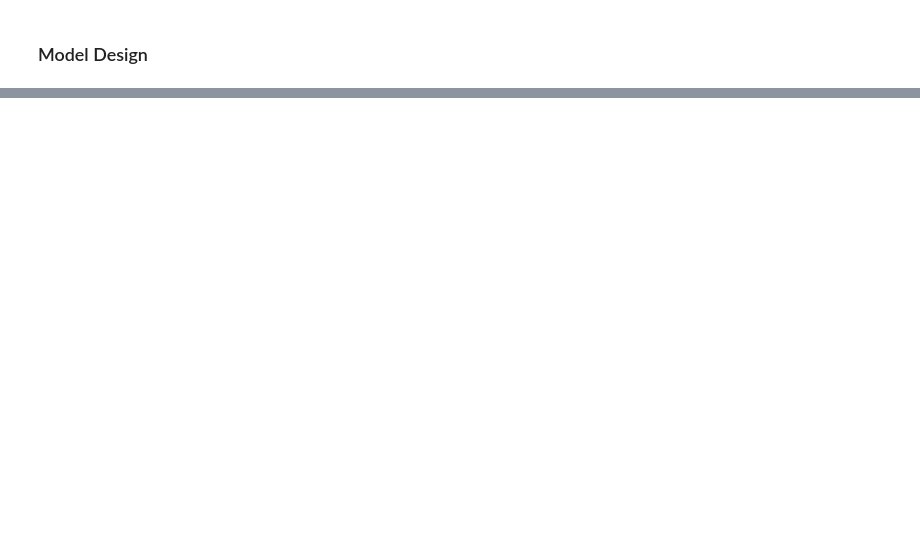
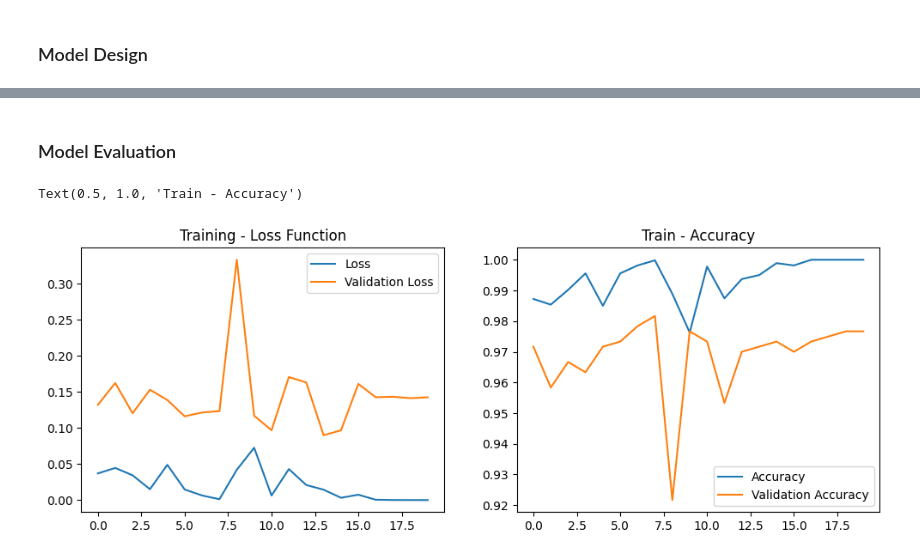
Before and after one commit to reaperxyndrome/fruit-classification, a Jupyter notebook: test.ipynb, the cells around one changed output, grey strips where cells are left out. Drawn from its saved outputs; the diff is of its cells as text; code cells hidden in the pictures; blank space fills up the shorter version.

Commit message:
model training and  model evaluation

```diff
--- a/test.ipynb
+++ b/test.ipynb
@@ -378,12 +378,12 @@ X = np.stack(df['Image'].values)
 y = df['Label'].values
 
 # Split the data into training and testing sets
-X_train, X_test, y_train, y_test = train_test_split(X, y, test_size=0.1, random_state=42)
+train_images, test_images, train_labels, test_labels = train_test_split(X, y, test_size=0.1, random_state=42)
 
 # Print the shapes of the training and testing sets
-print(X_train.shape)
-print(X_test.shape)
-print(y_train.shape)
-print(y_test.shape)
+print(train_images.shape)
+print(test_images.shape)
+print(train_labels.shape)
+print(test_labels.shape)
 # %% [output]
                                                   Image  Label
@@ -445,0 +448,7 @@ _________________________________________________________________
+# %%
+model.compile(optimizer='adam',
+              loss=tf.keras.losses.SparseCategoricalCrossentropy(from_logits=True),
+              metrics=['accuracy'])
+
+history = model.fit(train_images, train_labels, epochs=20,
+                    validation_data=(test_images, test_labels))
@@ -445,0 +473,21 @@ _________________________________________________________________
+# %% [markdown]
+### Model Evaluation
+# %%
+import matplotlib.pyplot as plt
+
+plt.figure(figsize=(12, 4))
+
+plt.subplot(1, 2, 1)
+plt.plot(history.history['loss'], label='Loss')
+plt.plot(history.history['val_loss'], label='Validation Loss')
+plt.legend()
+plt.title('Training - Loss Function')
+
+plt.subplot(1, 2, 2)
+plt.plot(history.history['accuracy'], label='Accuracy')
+plt.plot(history.history['val_accuracy'], label='Validation Accuracy')
+plt.legend()
+plt.title('Train - Accuracy')
+# %% [output]
+Text(0.5, 1.0, 'Train - Accuracy')
+[figure, added]
```
Also changed, not shown: parts of 4 cells of this notebook.
